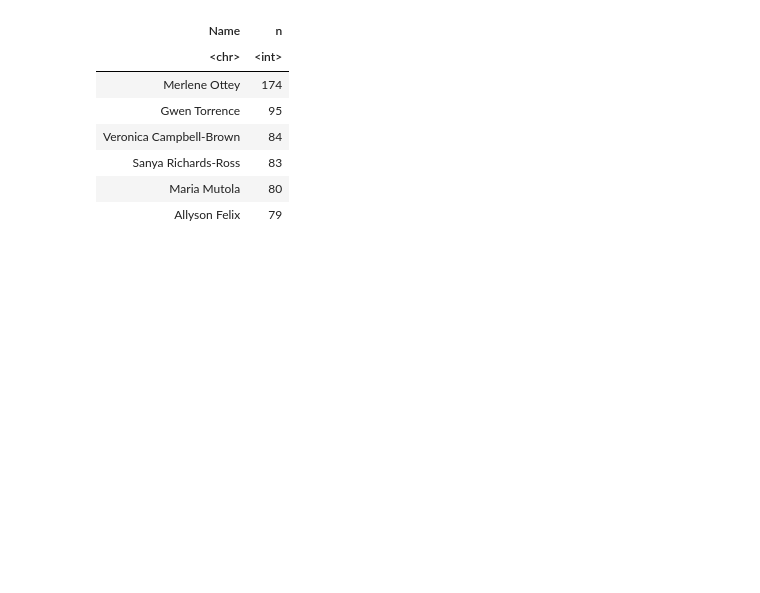
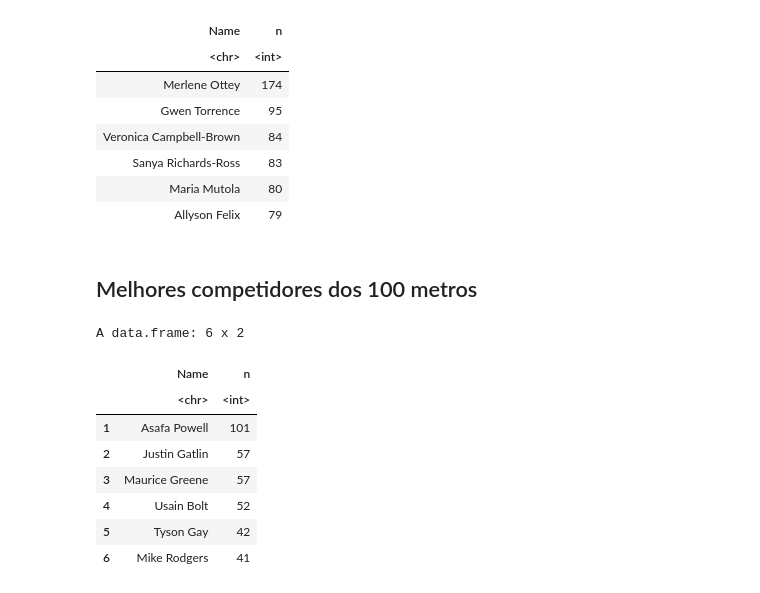
Before and after one commit to TomasLira/Sprint-and-Marathon-analysis, a Jupyter notebook: ExploratoryAnalysisRunners.ipynb, the cells around one changed output. Cells and saved outputs as stored; diff of their text form; code cells hidden in the pictures; blank space fills up the shorter version.

```diff
--- a/ExploratoryAnalysisRunners.ipynb
+++ b/ExploratoryAnalysisRunners.ipynb
@@ -156,3 +199,22 @@ A grouped_df: 6 x 2
 | Sanya Richards-Ross | 83 |
 | Maria Mutola | 80 |
 | Allyson Felix | 79 |
+# %% [markdown]
+## Melhores competidores dos 100 metros
+# %%
+head(
+runners_men |>
+filter(Event == "100 m") |>
+filter(Place == 1 | Place == 2 | Place == 3) |>
+count(Name,sort = TRUE)
+)
+# %% [output]
+A data.frame: 6 x 2
+|  | Name | n |
+|  | <chr> | <int> |
+| 1 | Asafa Powell | 101 |
+| 2 | Justin Gatlin | 57 |
+| 3 | Maurice Greene | 57 |
+| 4 | Usain Bolt | 52 |
+| 5 | Tyson Gay | 42 |
+| 6 | Mike Rodgers | 41 |
```
Also changed, not shown: parts of 13 cells of this notebook.
